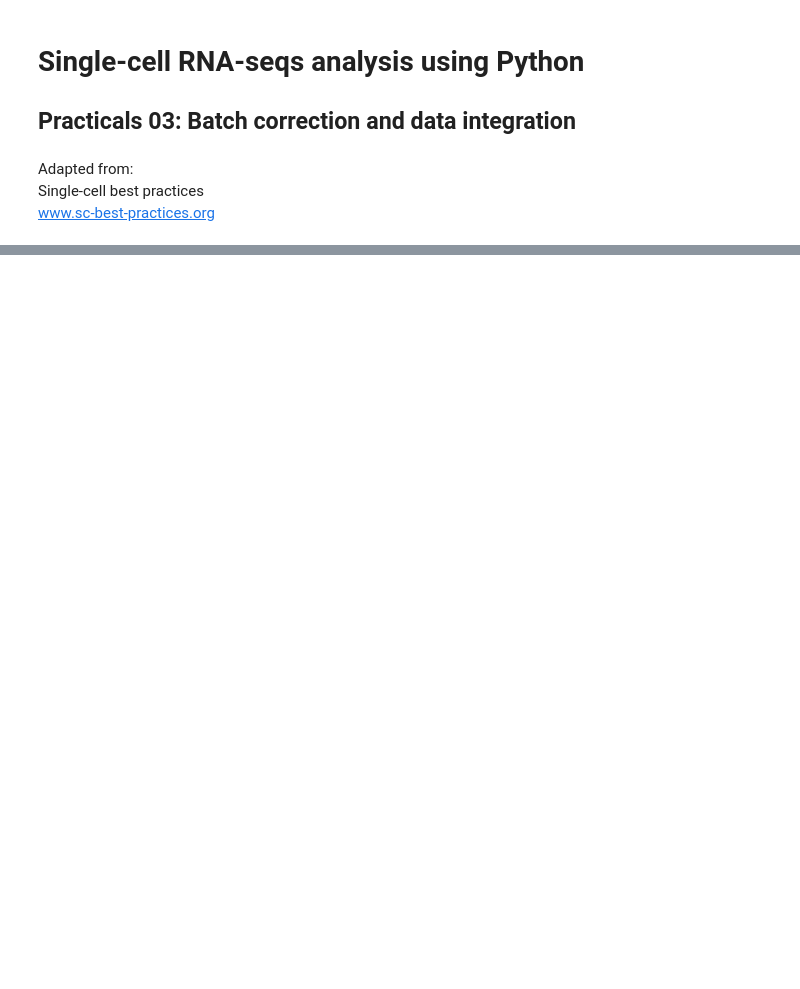
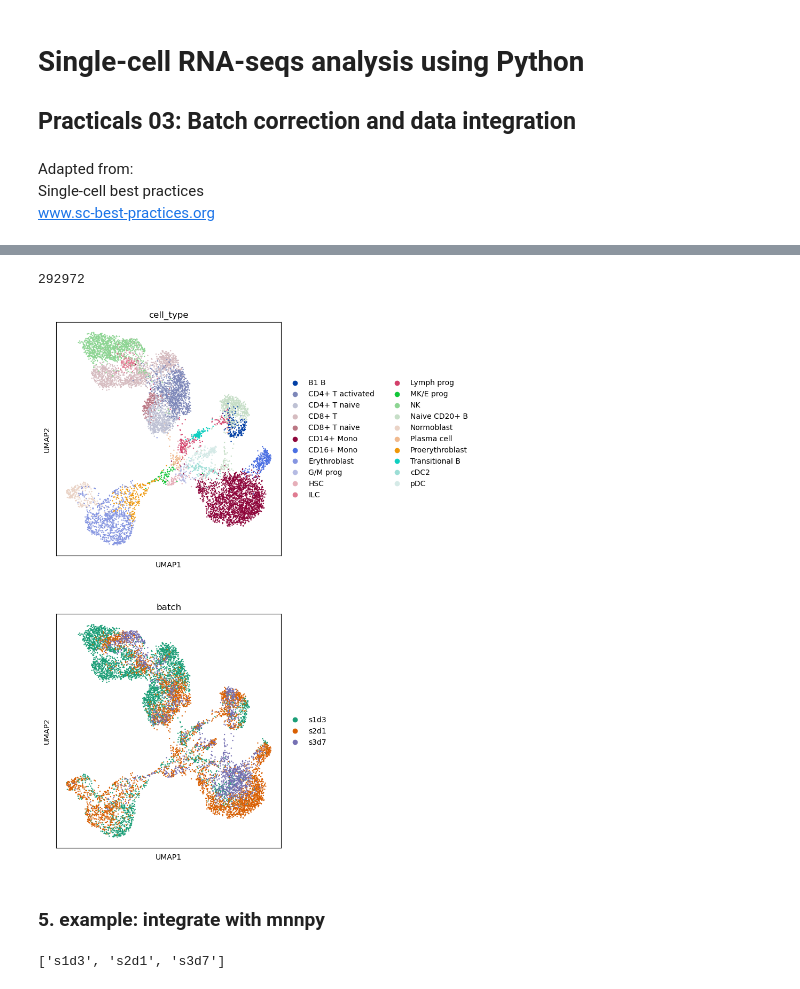
Before and after one commit to Functional-Genomics/scrnaseq_python_2023, a Jupyter notebook: practicals/practicals_03.ipynb, the cells around one changed output, grey strips where cells are left out. Cells and saved outputs as stored; diff of their text form; code cells hidden in the pictures; blank space fills up the shorter version.

```diff
--- a/practicals/practicals_03.ipynb
+++ b/practicals/practicals_03.ipynb
@@ -59,0 +246,3 @@ adata
+# %%
+# move harmony corrected umap
+adata.obsm['X_umapharmony'] = adata.obsm['X_umap']
@@ -59,0 +251,3 @@ adata
+# %%
+# run bbknn with scanpy external API
+adata_bbknn = sc.external.pp.bbknn(adata, batch_key=batch_key, use_rep='X_pca', copy=True)
@@ -59,0 +269,12 @@ adata
+# %%
+# to show that the new neighbors are actually different from the unintegrated neighbors
+(adata.obsp['connectivities'] != adata_bbknn.obsp['connectivities']).sum()
+# %% [output]
+292972
+# %%
+sc.tl.umap(adata_bbknn)
+sc.pl.umap(adata_bbknn, color=[label_key, batch_key], ncols=1)
+# %% [output]
+[figure, added]
+# %% [markdown]
+### 5. example: integrate with mnnpy
@@ -59,0 +292,4 @@ adata
+# %%
+batches
+# %% [output]
+['s1d3', 's2d1', 's3d7']
```
Also changed, not shown: parts of 52 cells of this notebook.
